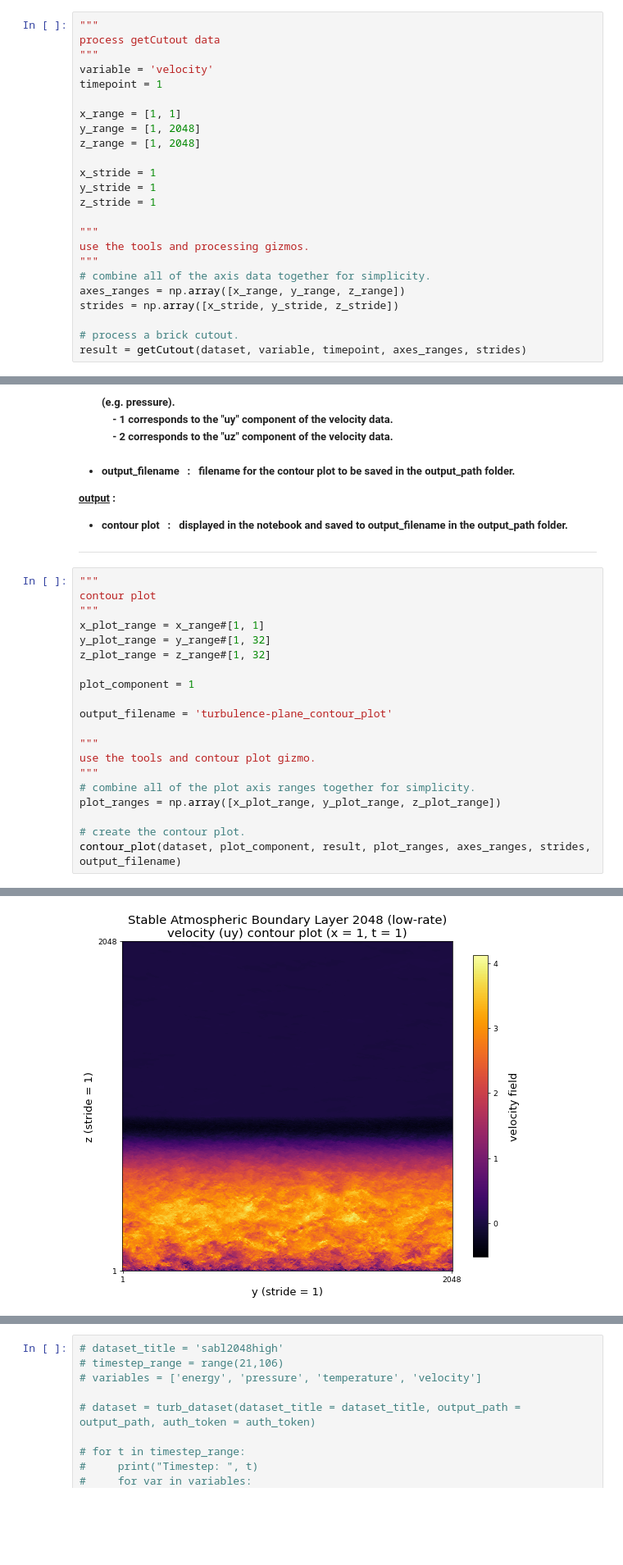
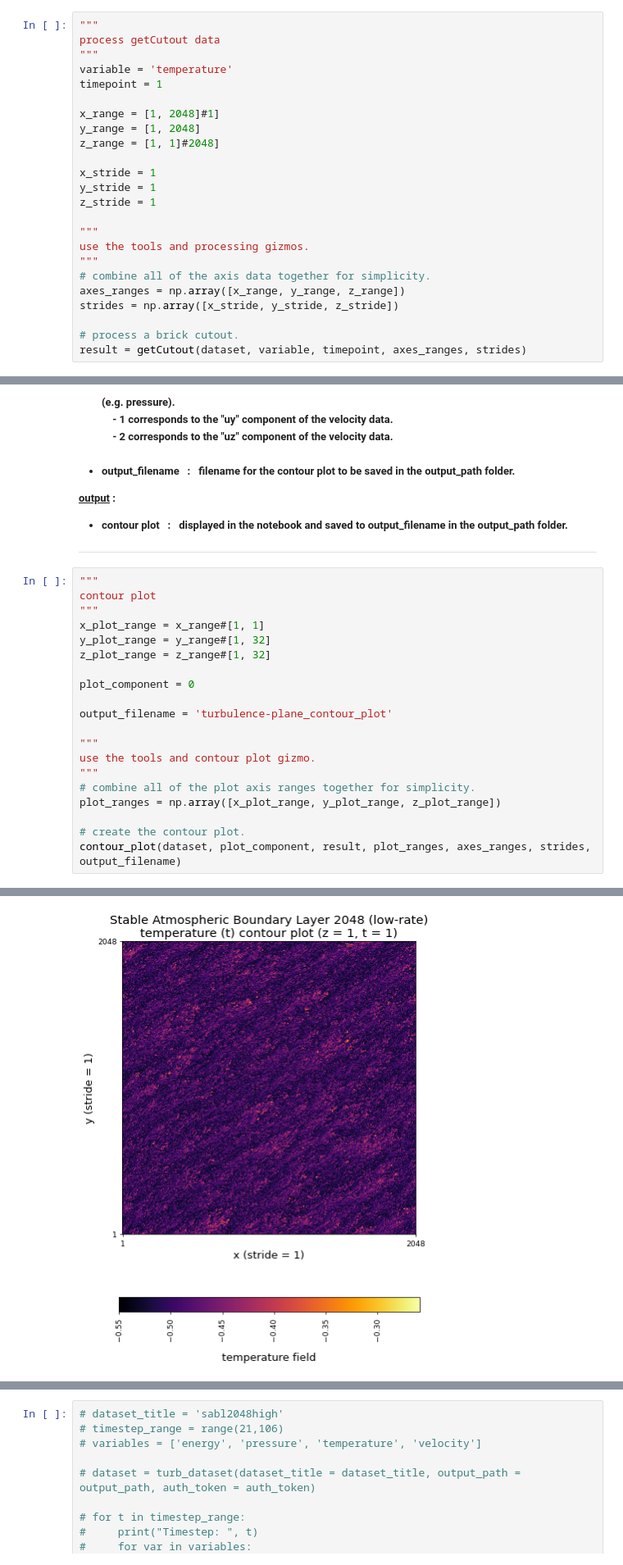
Before and after one commit to ariellubonja/visualize-turbulence-data, a Jupyter notebook: Getcutout_JHTDB_2-SciServer.ipynb, the cells around one changed output, grey strips where cells are left out. Shown at 82% size. Drawn from its saved outputs; the diff is of its cells as text; blank space fills up the shorter version.

Commit message:
Added plots and statistics to sanity check datasets

```diff
--- a/Getcutout_JHTDB_2-SciServer.ipynb
+++ b/Getcutout_JHTDB_2-SciServer.ipynb
@@ -211,12 +195,12 @@ dataset = turb_dataset(dataset_title = dataset_title, output_path = output_path,
 """
 process getCutout data
 """
-variable = 'velocity'
+variable = 'temperature'
 timepoint = 1
 
-x_range = [1, 1]
+x_range = [1, 2048]#1]
 y_range = [1, 2048]
-z_range = [1, 2048]
+z_range = [1, 1]#2048]
 
 x_stride = 1
 y_stride = 1
@@ -311,26 +295,26 @@ query completed successfully.
 # %%
 """
 contour plot
 """
 x_plot_range = x_range#[1, 1]
 y_plot_range = y_range#[1, 32]
 z_plot_range = z_range#[1, 32]
 
-plot_component = 1
+plot_component = 0
 
 output_filename = 'turbulence-plane_contour_plot'
 
 """
 use the tools and contour plot gizmo.
 """
 # combine all of the plot axis ranges together for simplicity.
 plot_ranges = np.array([x_plot_range, y_plot_range, z_plot_range])
 
 # create the contour plot.
 contour_plot(dataset, plot_component, result, plot_ranges, axes_ranges, strides, output_filename)
 # %% [output]
 generating contour plot...
 -----
-[figure, old version]
+[figure, new version]
 -----
 contour plot created successfully.
```
Also changed, not shown: parts of 11 cells of this notebook, 1 other file.
